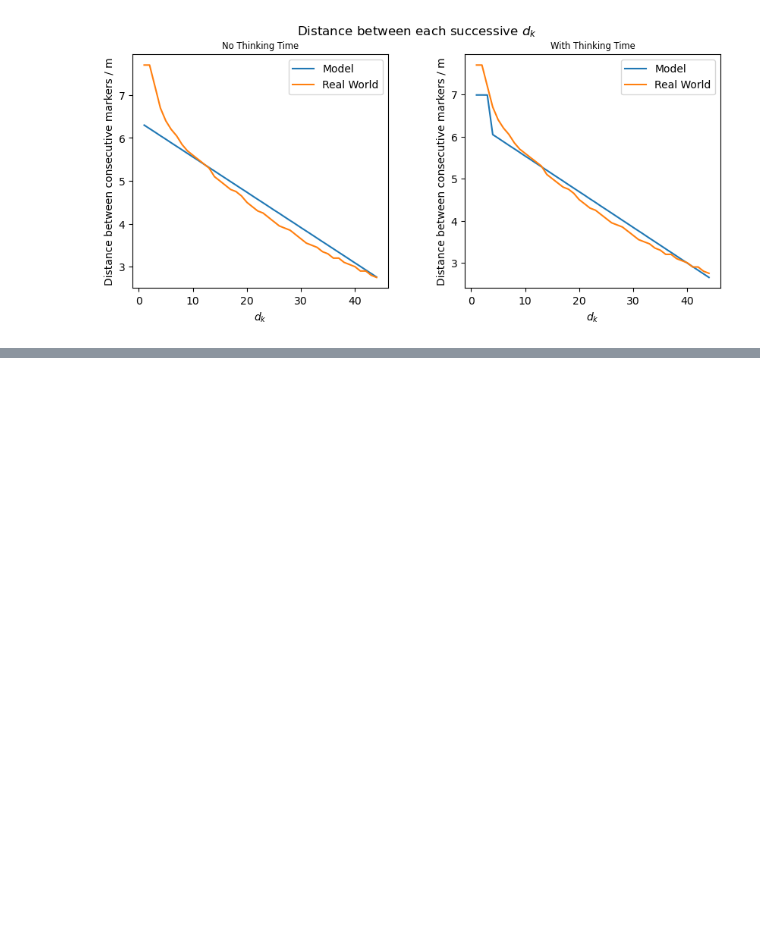
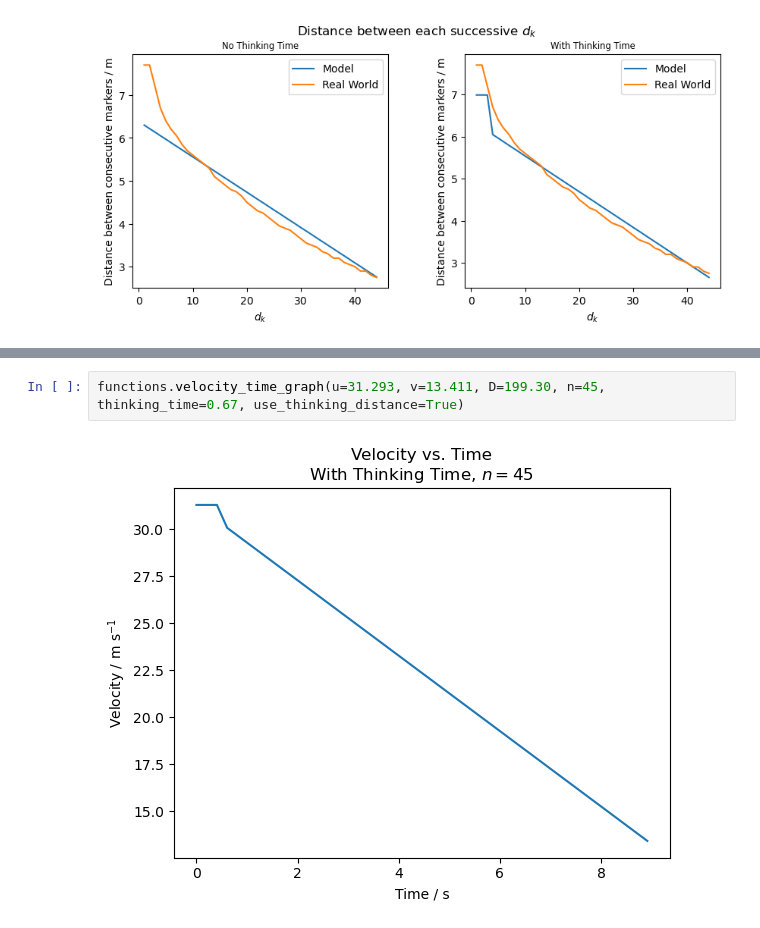
Before and after one commit to pineapple-bois/Modelling-Transverse-Bars, a Jupyter notebook: transverse_bars.ipynb, the cells around one changed output, grey strips where cells are left out. Drawn from its saved outputs; the diff is of its cells as text; blank space fills up the shorter version.

```diff
--- a/transverse_bars.ipynb
+++ b/transverse_bars.ipynb
@@ -279,0 +314,4 @@ functions.plot_subgraphs_dk(dk_45_no_thinking, dk_45_thinking, real_world_45)
+# %%
+functions.velocity_time_graph(u=31.293, v=13.411, D=199.30, n=45, thinking_time=0.67, use_thinking_distance=True)
+# %% [output]
+[figure, added]
```
Also changed, not shown: parts of 20 cells of this notebook.
